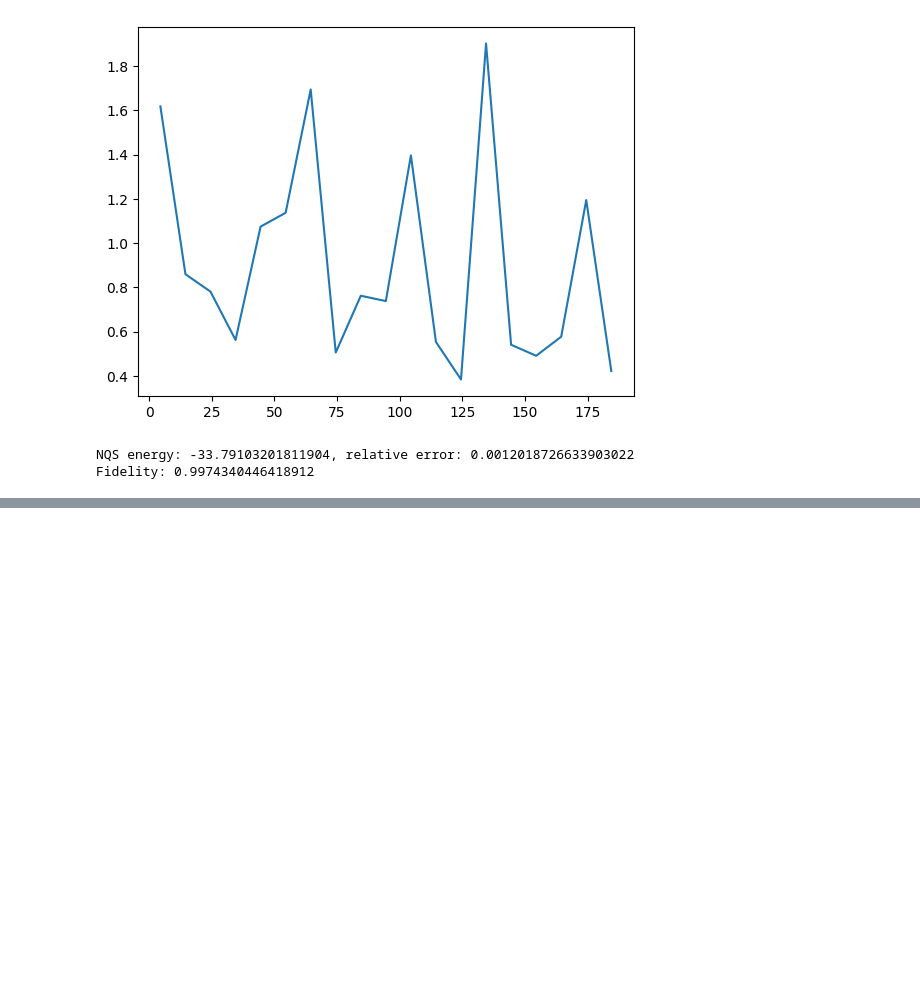
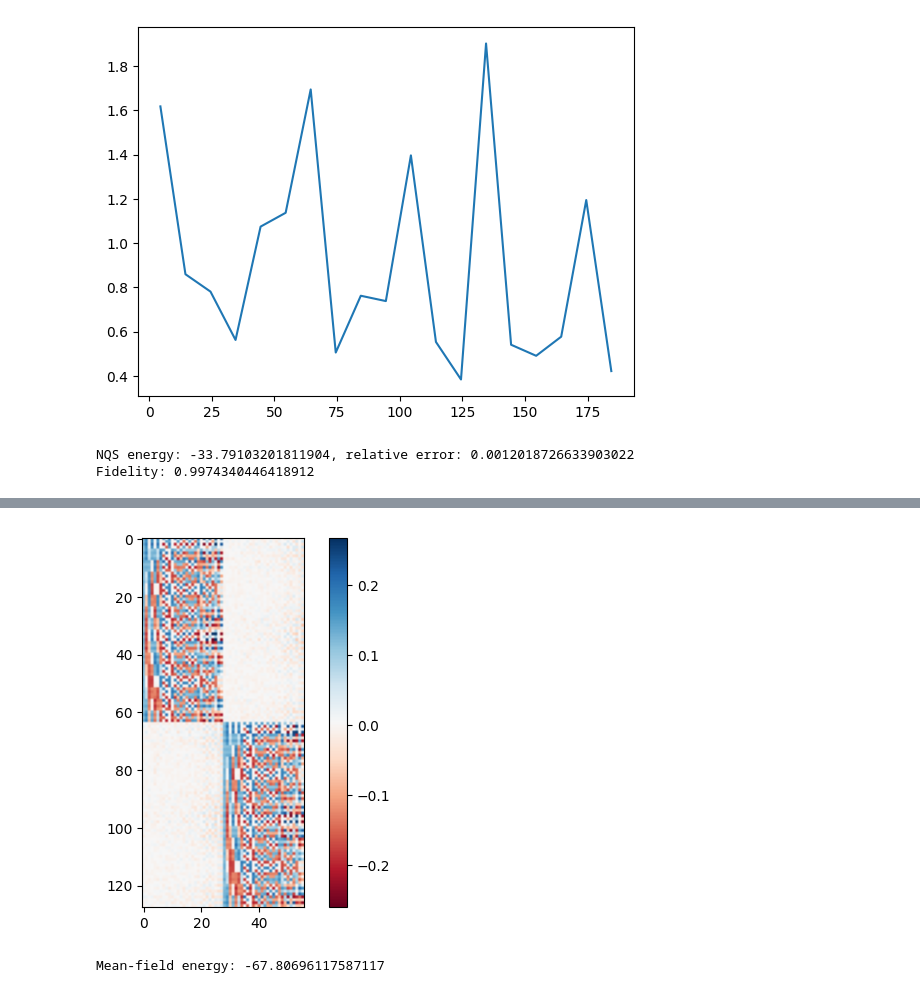
Before and after one commit to brandoncovert/NN_Discrete, a Jupyter notebook: archive/learning_quantax.ipynb, the cells around one changed output, grey strips where cells are left out. Cells and saved outputs as stored; diff of their text form; code cells hidden in the pictures; blank space fills up the shorter version.

```diff
--- a/archive/learning_quantax.ipynb
+++ b/archive/learning_quantax.ipynb
@@ -282,0 +324,11 @@ Fidelity: 0.9974340446418912
+# %%
+plt.imshow(det_state.model.U_full, "RdBu")
+plt.colorbar()
+plt.show()
+# %% [output]
+[figure, added]
+# %%
+E0 = det_state.expectation(H)
+print(f"Mean-field energy: {E0}")
+# %% [output]
+Mean-field energy: -67.80696117587117
```
Also changed, not shown: parts of 14 cells of this notebook, 2 other files.
